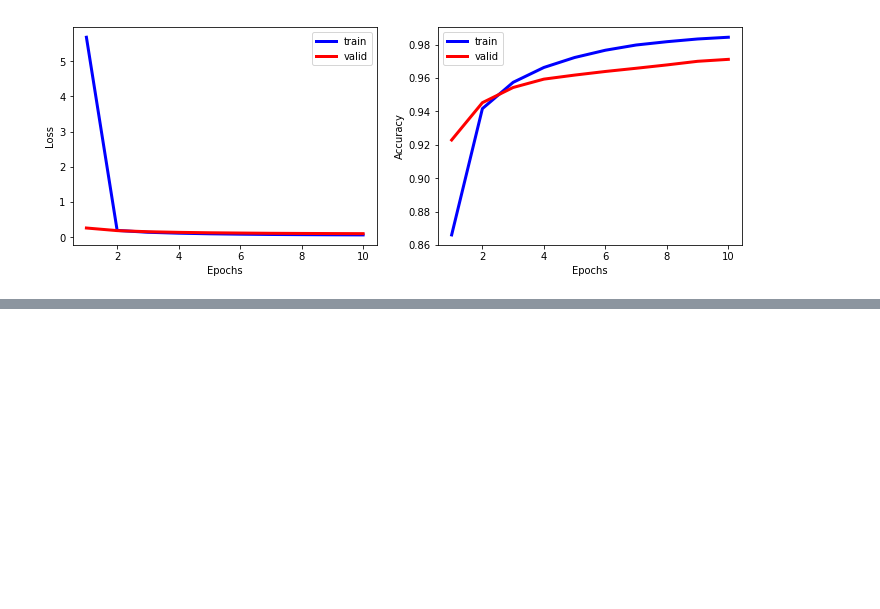
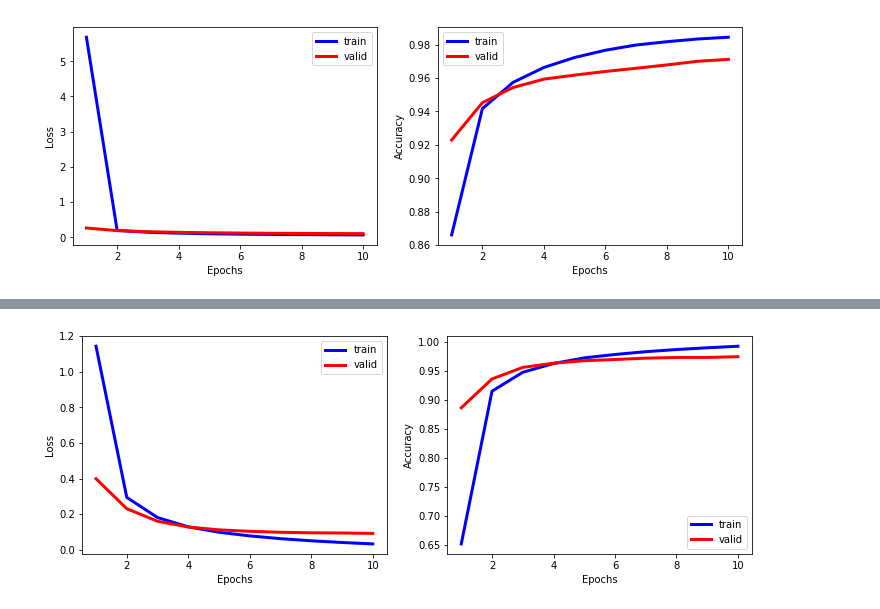
Before and after one commit to Toory465/IFT6135, a Jupyter notebook: Part1_Python_NN/Part1_Python_NN.ipynb, the cells around one changed output, grey strips where cells are left out. Drawn from its saved outputs; the diff is of its cells as text; code cells hidden in the pictures; blank space fills up the shorter version.

```diff
--- a/Part1_Python_NN/Part1_Python_NN.ipynb
+++ b/Part1_Python_NN/Part1_Python_NN.ipynb
@@ -446,2 +460,6 @@ Validation: Loss: 0.0944, Accuracy 0.9741
 
 Training done!
+# %%
+historyPlt(train_history_normal_sd_001)
+# %% [output]
+[figure, added]
```
Also changed, not shown: parts of 9 cells of this notebook.
